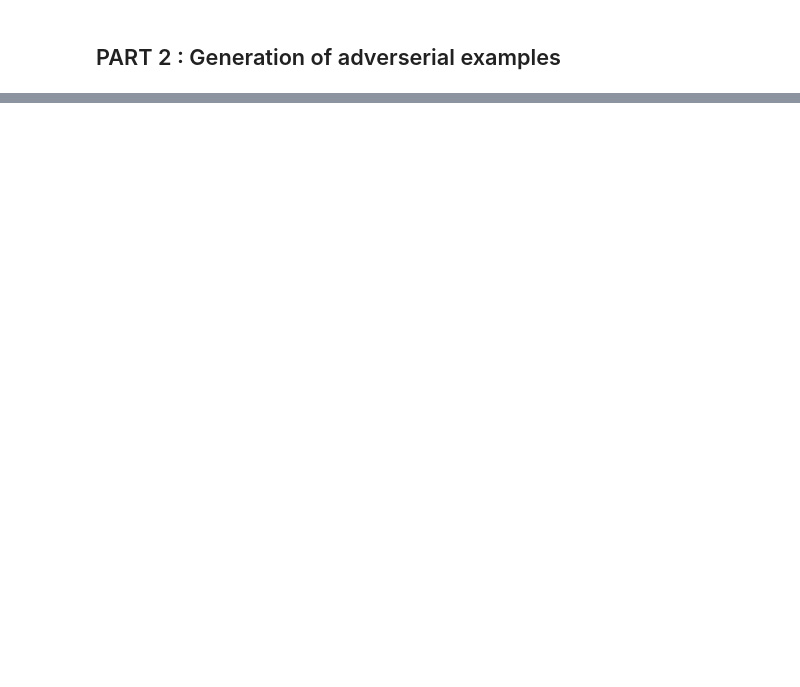
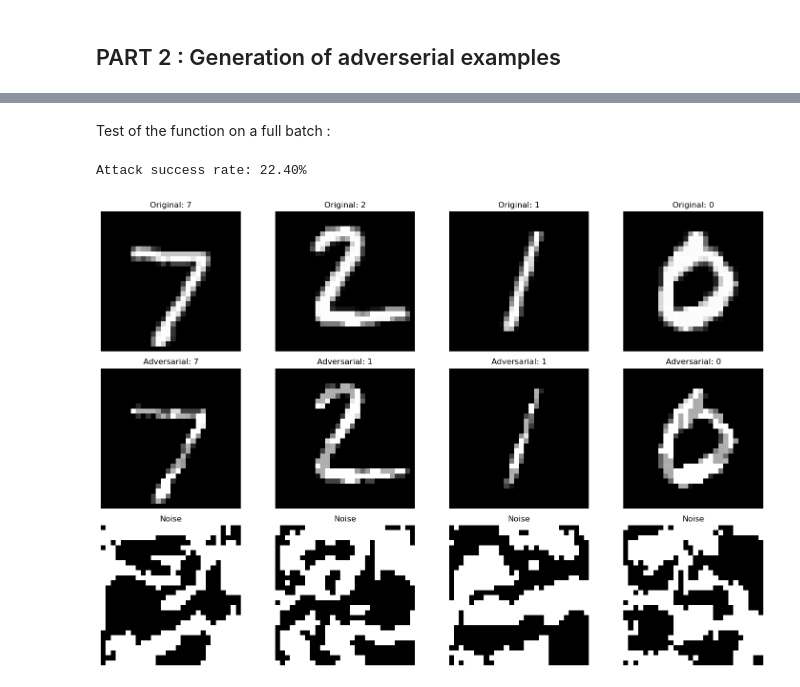
Before and after one commit to abelmaxv/ARIA-image-devoir, a Jupyter notebook: devoir.ipynb, the cells around one changed output, grey strips where cells are left out. Drawn from its saved outputs; the diff is of its cells as text; code cells hidden in the pictures; blank space fills up the shorter version.

```diff
--- a/devoir.ipynb
+++ b/devoir.ipynb
@@ -178,0 +235,40 @@ Accuracy of the model on the 10000 test images: 99.15%
+# %% [markdown]
+Test of the function on a full batch :
+# %%
+
+dataiter = iter(test_loader)
+images, labels = next(dataiter)
+
+# Generate adversarial examples for the whole batch
+adv_images, noises = generate_adverserial_examples(model, criterion, images, labels, epsilon=0.3, batch=True)
+
+with torch.no_grad():
+    orig_outputs = model(images.to(device))
+    adv_outputs = model(adv_images.to(device))
+
+    orig_preds = torch.argmax(orig_outputs, dim=1)
+    adv_preds = torch.argmax(adv_outputs, dim=1)
+
+# Calculate success rate of attack
+success_rate = (orig_preds != adv_preds).float().mean().item()
+print(f"Attack success rate: {success_rate*100:.2f}%")
+
+
+fig, axs = plt.subplots(3, 4, figsize=(15, 10))
+for i in range(4):
+    axs[0,i].imshow(images.cpu()[i].squeeze(), cmap='gray')
+    axs[0,i].set_title(f'Original: {labels[i].item()}')
+    axs[0,i].axis('off')
+
+    axs[1,i].imshow(adv_images.cpu()[i].squeeze(), cmap='gray')
+    axs[1,i].set_title(f'Adversarial: {adv_preds[i].item()}')
+    axs[1,i].axis('off')
+
+    axs[2,i].imshow(noises.cpu()[i].squeeze(), cmap='gray')
+    axs[2,i].set_title('Noise')
+    axs[2,i].axis('off')
+
+plt.tight_layout()
+# %% [output]
+Attack success rate: 22.40%
+[figure, added]
```
Also changed, not shown: parts of 25 cells of this notebook.
